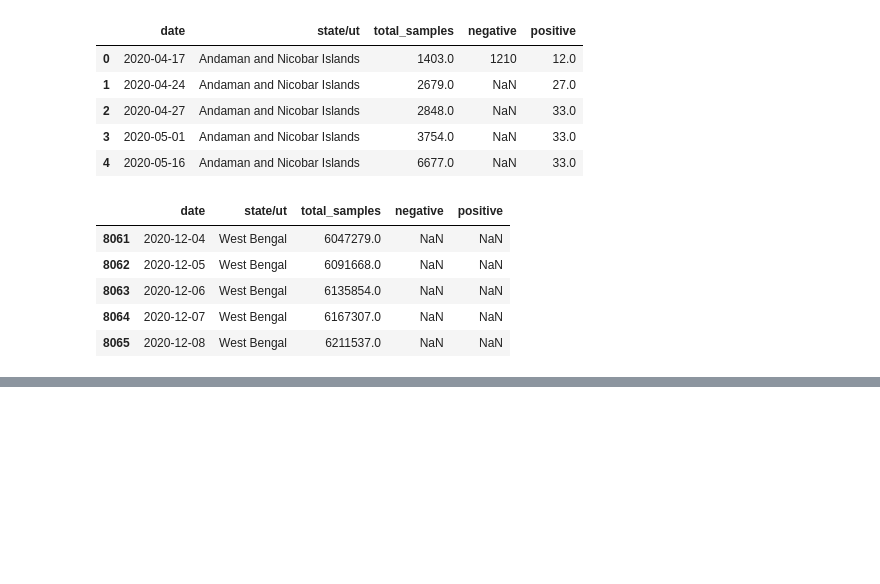
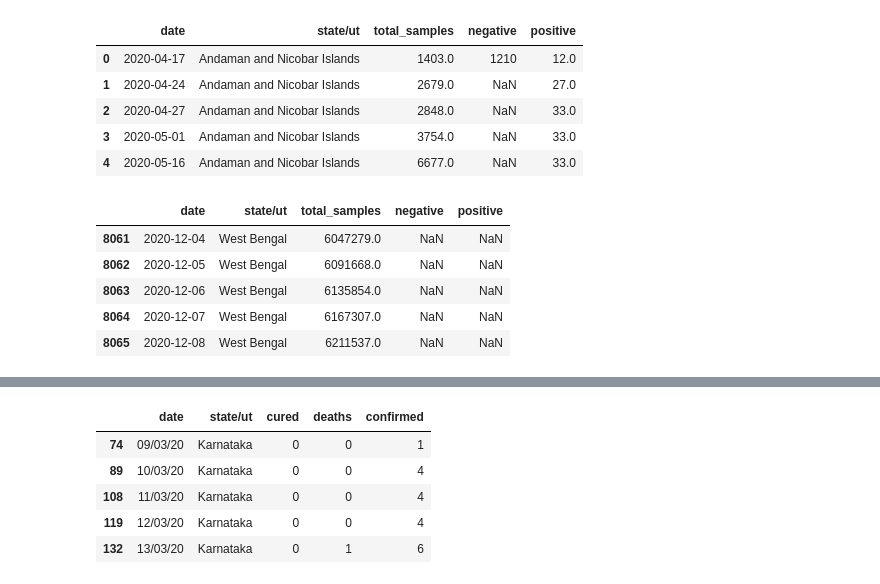
Before and after one commit to enumulak/EK_ML, a Jupyter notebook: Projects/Covid19_India/Dry_Run_Init.ipynb, the cells around one changed output, grey strips where cells are left out. Cells and saved outputs as stored; diff of their text form; code cells hidden in the pictures; blank space fills up the shorter version.

```diff
--- a/Projects/Covid19_India/Dry_Run_Init.ipynb
+++ b/Projects/Covid19_India/Dry_Run_Init.ipynb
@@ -95,0 +150,10 @@ it_copy.tail()
+# %%
+df_karnataka = im_copy[(im_copy['state/ut'] == 'Karnataka')]
+df_karnataka.head()
+# %% [output]
+|  | date | state/ut | cured | deaths | confirmed |
+| 74 | 09/03/20 | Karnataka | 0 | 0 | 1 |
+| 89 | 10/03/20 | Karnataka | 0 | 0 | 4 |
+| 108 | 11/03/20 | Karnataka | 0 | 0 | 4 |
+| 119 | 12/03/20 | Karnataka | 0 | 0 | 4 |
+| 132 | 13/03/20 | Karnataka | 0 | 1 | 6 |
```
Also changed, not shown: parts of 7 cells of this notebook, 3 other files.
